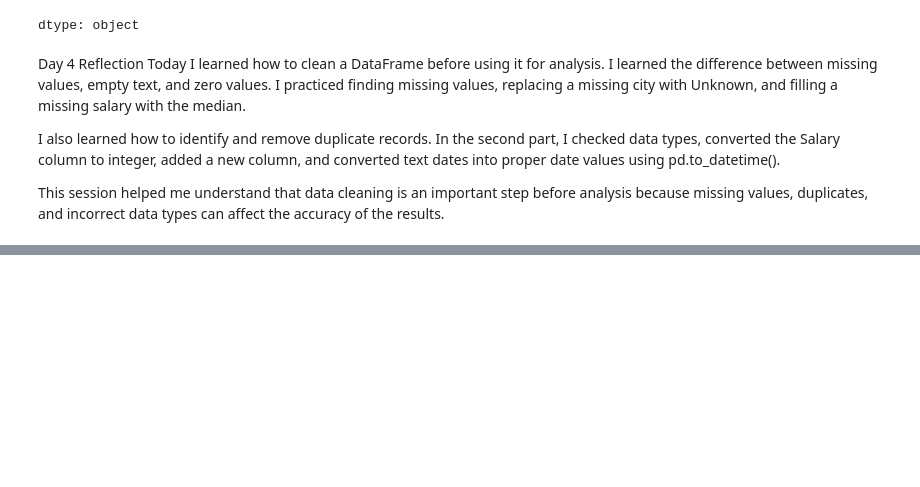
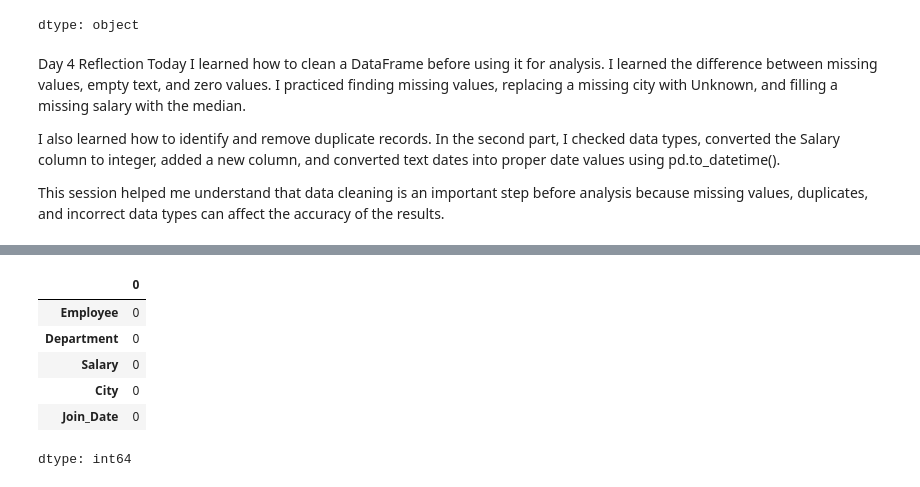
Before and after one commit to Jitenderda/data-analytics-career-accelerator-program, a Jupyter notebook: 01_python_pandas/exercises/Week_1_Python_Data_Analysis.ipynb, the cells around one changed output, grey strips where cells are left out. Cells and saved outputs as stored; diff of their text form; code cells hidden in the pictures; blank space fills up the shorter version.

```diff
--- a/01_python_pandas/exercises/Week_1_Python_Data_Analysis.ipynb
+++ b/01_python_pandas/exercises/Week_1_Python_Data_Analysis.ipynb
@@ -414,0 +436,10 @@ This session helped me understand that data cleaning is an important step before
+# %%
+df4_clean.isna().sum()
+# %% [output]
+|  | 0 |
+| Employee | 0 |
+| Department | 0 |
+| Salary | 0 |
+| City | 0 |
+| Join_Date | 0 |
+dtype: int64
```
Also changed, not shown: parts of 19 cells of this notebook.
